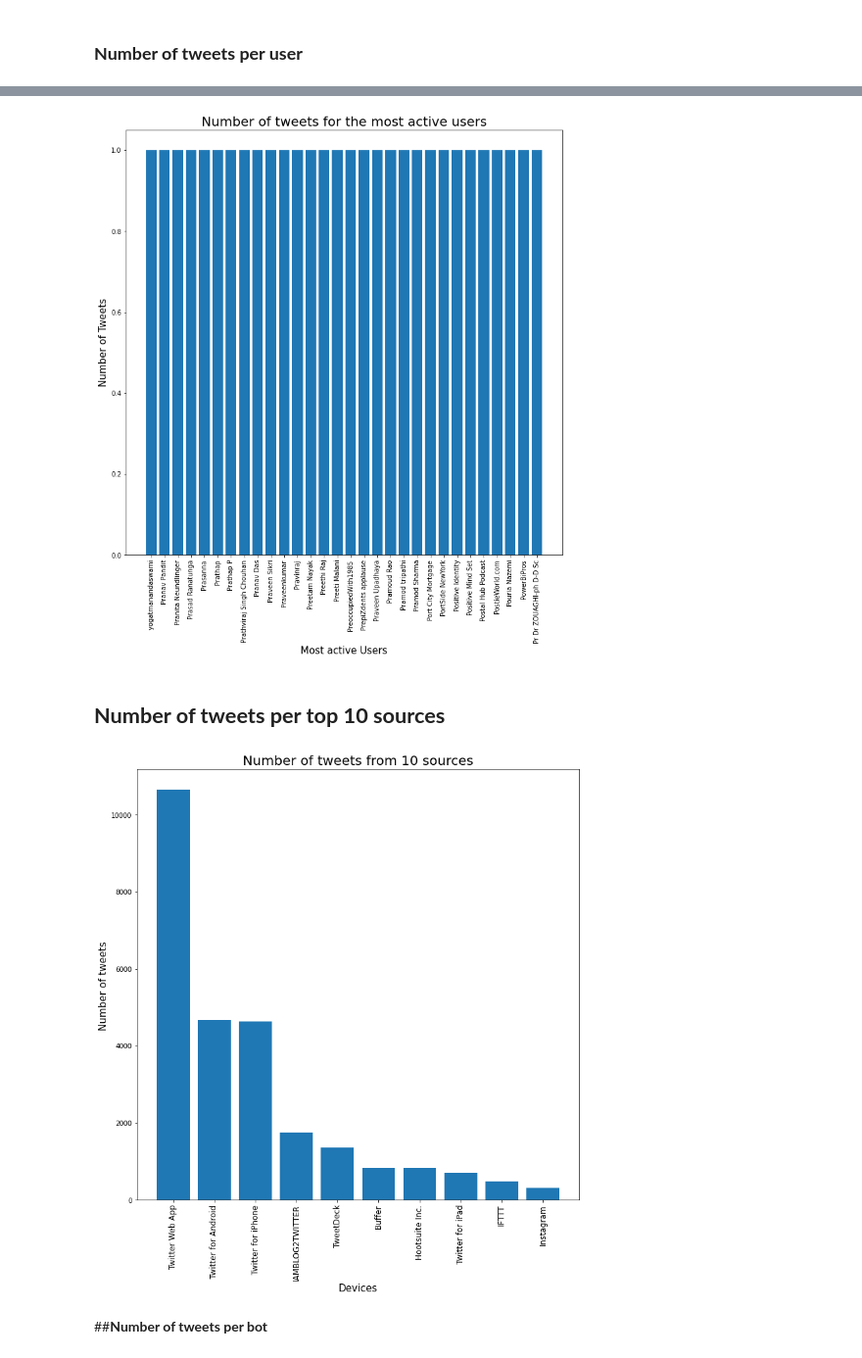
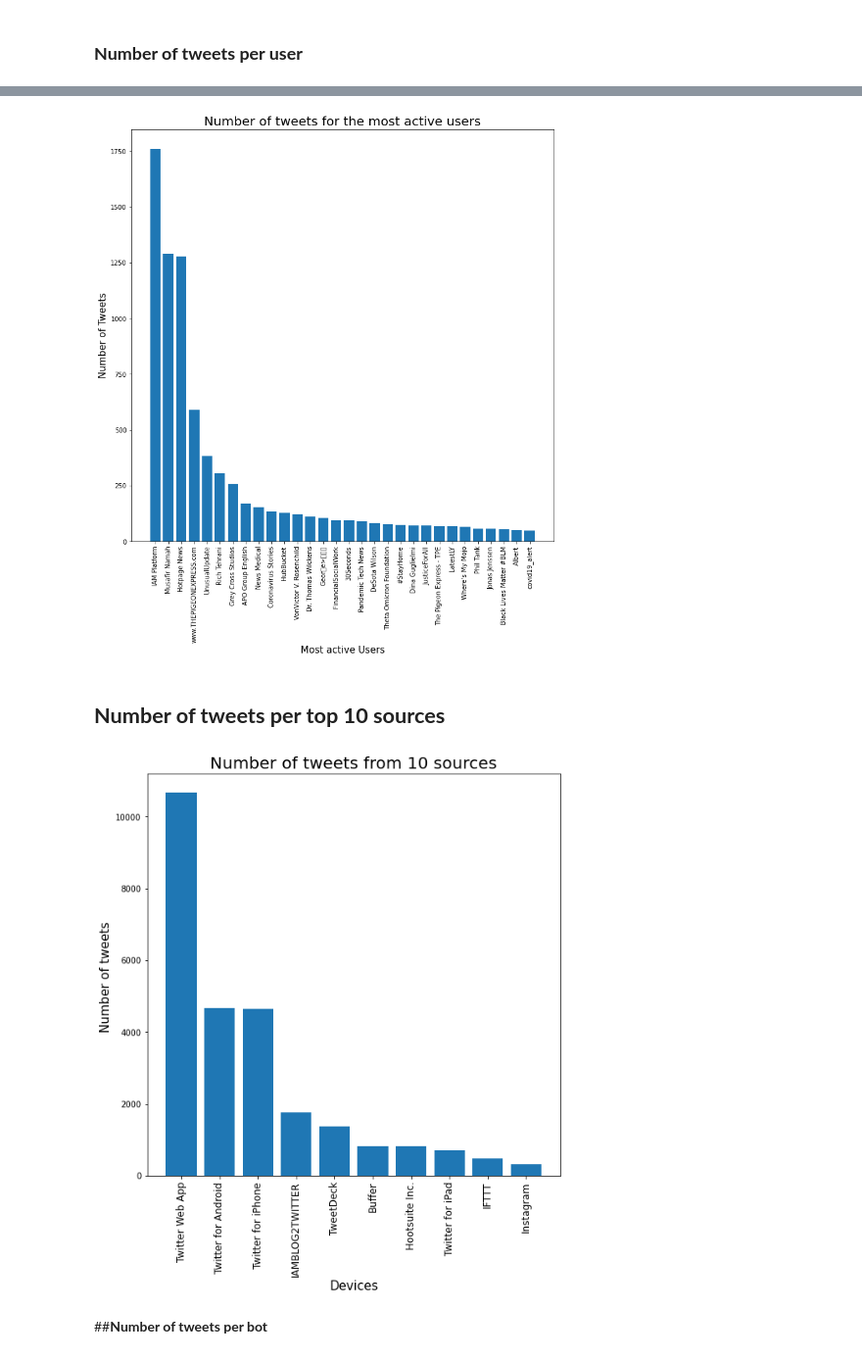
Before and after one commit to rakshitha-sathyakumar/twitter-COVID-19-analysis, a Jupyter notebook: pre-processing/data_preproccesing.ipynb, the cells around one changed output, grey strips where cells are left out. Shown at 98% size. Cells and saved outputs as stored; diff of their text form; code cells hidden in the pictures.

```diff
--- a/pre-processing/data_preproccesing.ipynb
+++ b/pre-processing/data_preproccesing.ipynb
@@ -302,4 +302,4 @@ plt.show()
 # %% [markdown]
 ### **Number of tweets per user**
 # %%
-usertweets = df.groupby('user_name')
+usertweets = df.groupby('user_name')['text'].count()
@@ -306,5 +322,5 @@ usertweets = df.groupby('user_name')
 # %%
-top_users = usertweets.count()['text'].sort_values()[0:30]
+top_users = usertweets.sort_values(ascending=False)[0:30]
 top_users_dict = top_users.to_dict()
 user_ordered_dict =sorted(top_users_dict.items(), key=lambda x:x[1], reverse=True)
 
@@ -326,10 +338,10 @@ plt.xlabel('Most active Users', fontsize=15)
 plt.ylabel('Number of Tweets', fontsize=15)
 plt.xticks(index,dict_keys, fontsize=10, rotation=90)
 plt.title('Number of tweets for the most active users', fontsize=20)
-plt.savefig('Tweets_of_active_users.jpg')
+plt.savefig('/content/drive/My Drive/256 project/Figures/Tweets_of_active_users.svg')
 plt.show()
 # %% [output]
-[figure, old version]
+[figure, new version]
 # %% [markdown]
 ## **Number of tweets per top 10 sources**
 # %%
@@ -343,17 +355,17 @@ for item in device_ordered_list[0:10]:
   device_dict_keys.append(item[0])
   device_dict_values.append(item[1])
 # %%
-fig = plt.figure(figsize = (12,12))
+fig = plt.figure(figsize = (9,9))
 index = np.arange(10)
 plt.bar(index, device_dict_values)
 plt.xlabel('Devices', fontsize = 15)
 plt.ylabel('Number of tweets ', fontsize=15)
 plt.xticks(index, list(device_dict_keys), fontsize=12, rotation=90)
 plt.title('Number of tweets from 10 sources', fontsize = 20)
-
+plt.savefig('/content/drive/My Drive/256 project/Figures/tweets_per_source.svg')
 plt.show()
 # %% [output]
-[figure, old version]
+[figure, new version]
 # %% [markdown]
 ##**Number of tweets per bot**
 # %%
```
Also changed, not shown: parts of 10 cells of this notebook.
